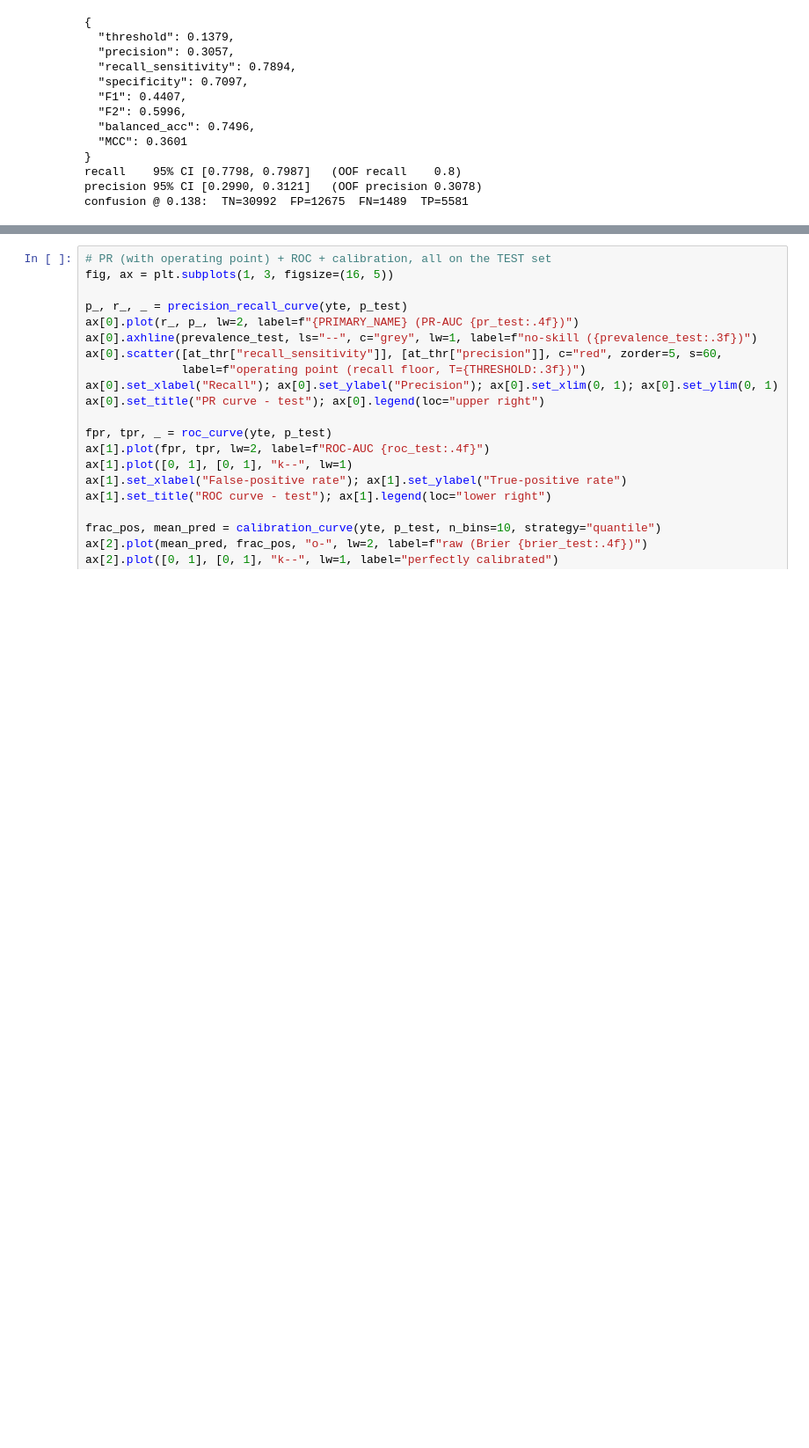
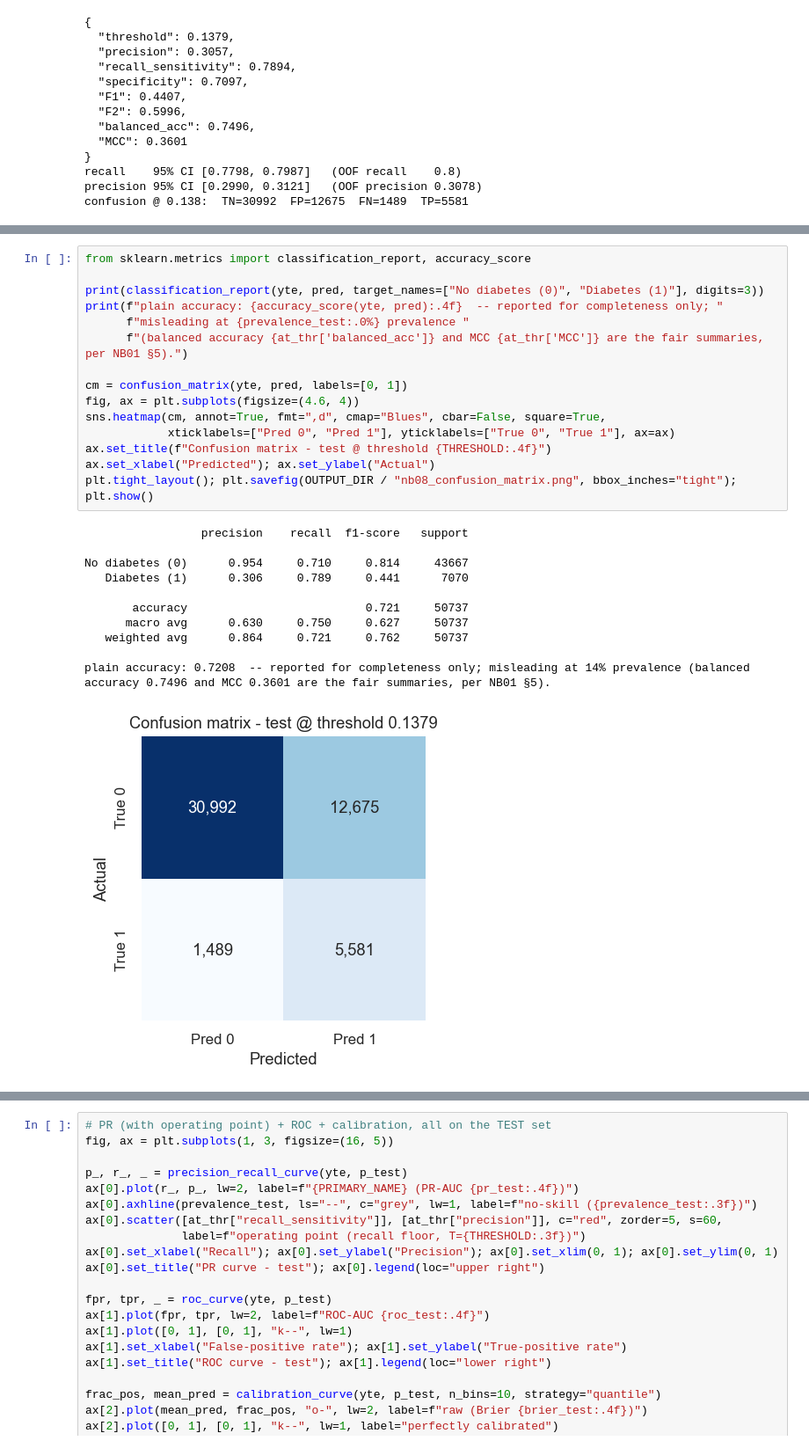
Before and after one commit to Hasher26/Diabetes-Prediction-Hasher, a Jupyter notebook: notebooks/08_evaluation.ipynb, the cells around one changed output, grey strips where cells are left out. Shown at 88% size. Cells and saved outputs as stored; diff of their text form; blank space fills up the shorter version.

```diff
--- a/notebooks/08_evaluation.ipynb
+++ b/notebooks/08_evaluation.ipynb
@@ -328,0 +334,27 @@ confusion @ 0.138:  TN=30992  FP=12675  FN=1489  TP=5581
+# %%
+from sklearn.metrics import classification_report, accuracy_score
+
+print(classification_report(yte, pred, target_names=["No diabetes (0)", "Diabetes (1)"], digits=3))
+print(f"plain accuracy: {accuracy_score(yte, pred):.4f}  -- reported for completeness only; "
+      f"misleading at {prevalence_test:.0%} prevalence "
+      f"(balanced accuracy {at_thr['balanced_acc']} and MCC {at_thr['MCC']} are the fair summaries, per NB01 §5).")
+
+cm = confusion_matrix(yte, pred, labels=[0, 1])
+fig, ax = plt.subplots(figsize=(4.6, 4))
+sns.heatmap(cm, annot=True, fmt=",d", cmap="Blues", cbar=False, square=True,
+            xticklabels=["Pred 0", "Pred 1"], yticklabels=["True 0", "True 1"], ax=ax)
+ax.set_title(f"Confusion matrix - test @ threshold {THRESHOLD:.4f}")
+ax.set_xlabel("Predicted"); ax.set_ylabel("Actual")
+plt.tight_layout(); plt.savefig(OUTPUT_DIR / "nb08_confusion_matrix.png", bbox_inches="tight"); plt.show()
+# %% [output]
+                 precision    recall  f1-score   support
+
+No diabetes (0)      0.954     0.710     0.814     43667
+   Diabetes (1)      0.306     0.789     0.441      7070
+
+       accuracy                          0.721     50737
+      macro avg      0.630     0.750     0.627     50737
+   weighted avg      0.864     0.721     0.762     50737
+
+plain accuracy: 0.7208  -- reported for completeness only; misleading at 14% prevalence (balanced accuracy 0.7496 and MCC 0.3601 are the fair summaries, per NB01 §5).
+[figure, added]
```
Also changed, not shown: parts of 20 cells of this notebook.
